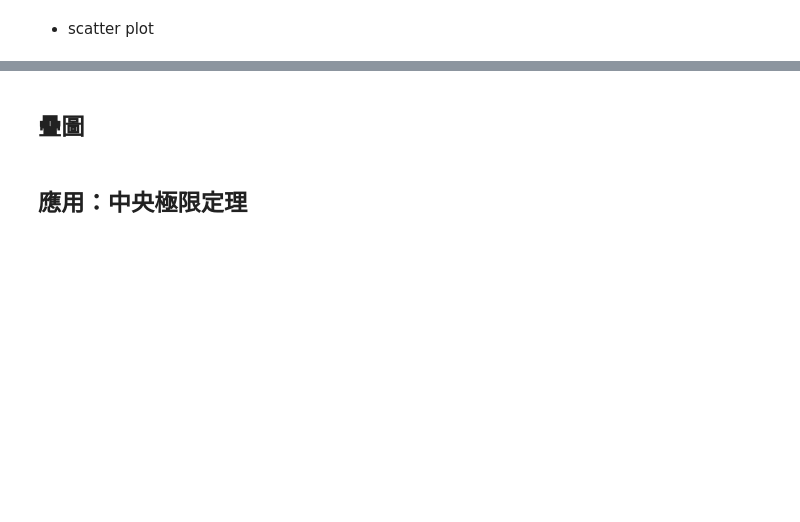
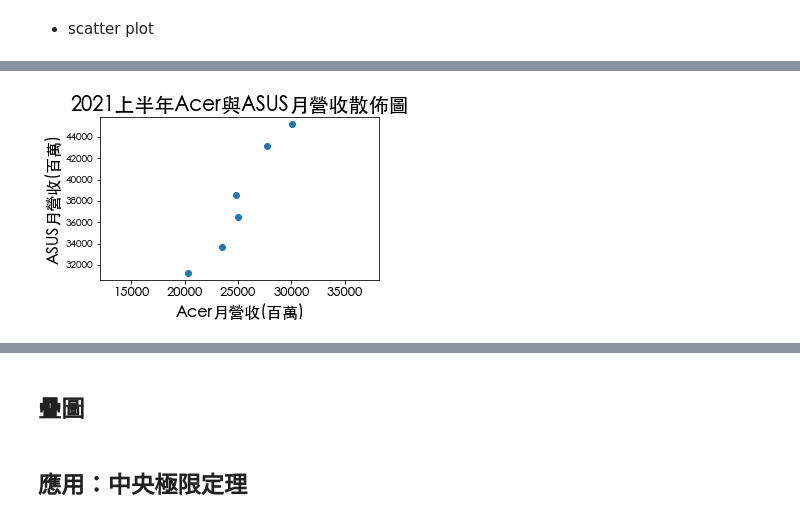
Before and after one commit to 105304039/110statistic_1, a Jupyter notebook: matplotlib(未完成).ipynb, the cells around one changed output, grey strips where cells are left out. Cells and saved outputs as stored; diff of their text form; code cells hidden in the pictures; blank space fills up the shorter version.

```diff
--- a/matplotlib(未完成).ipynb
+++ b/matplotlib(未完成).ipynb
@@ -125,0 +157,12 @@ plt.show()
+# %%
+acer = [23495,20318,27744,24950,24807,30019]
+asus = [33686,31289,43129,36502,38582,45186]
+
+plt.title("2021上半年Acer與ASUS月營收散佈圖")
+plt.scatter(acer,asus)
+plt.xlabel("Acer月營收(百萬)")
+plt.ylabel("ASUS月營收(百萬)")
+plt.axis("equal")  # 讓刻度的大小顯示一致
+plt.show()
+# %% [output]
+[figure, added]
```
Also changed, not shown: parts of 25 cells of this notebook.
